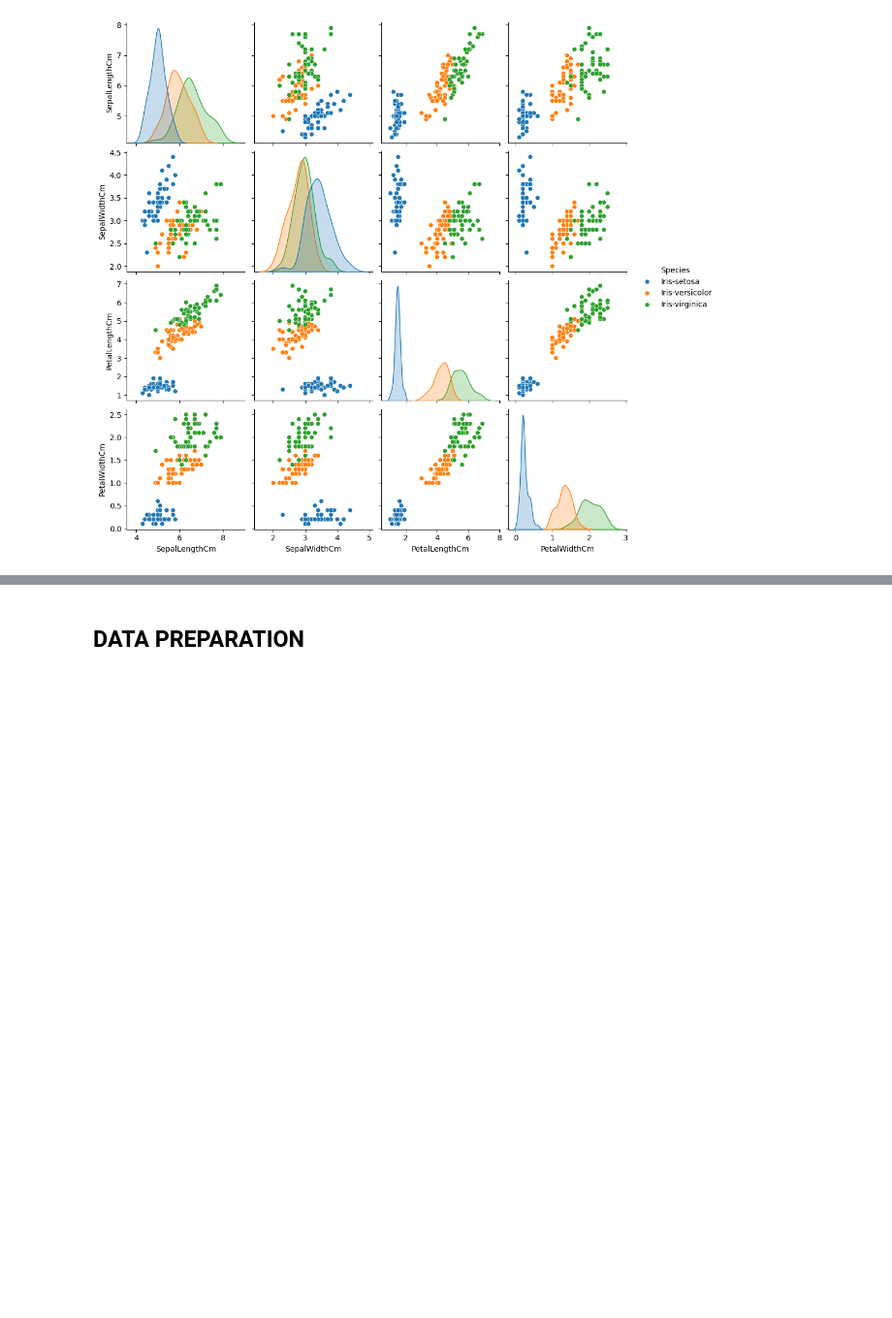
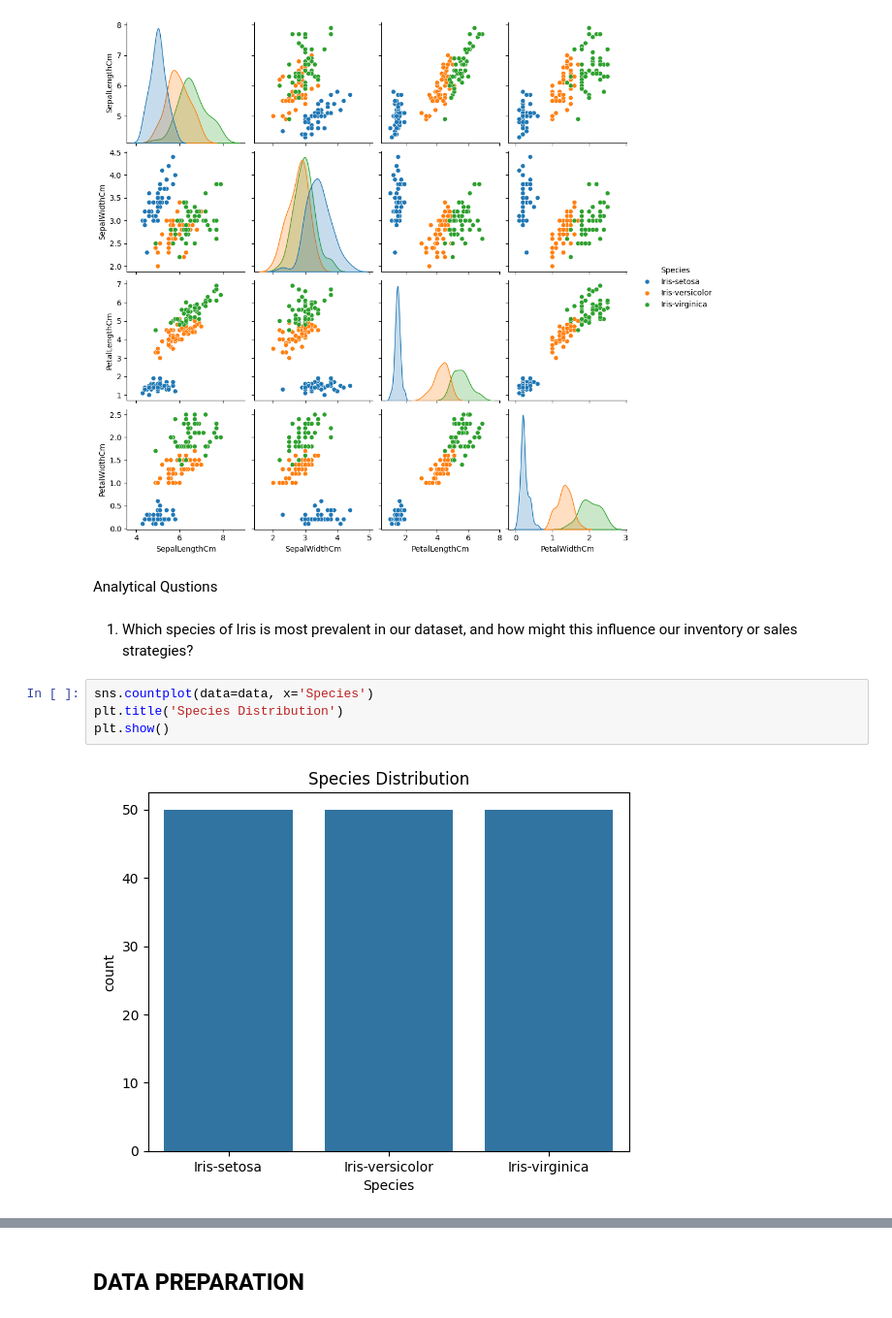
Before and after one commit to speedcode-x/OIBSIP---Iris-Flower-Classification-, a Jupyter notebook: notebook.ipynb, the cells around one changed output, grey strips where cells are left out. Shown: that part at 97% size. Cells and saved outputs as stored; diff of their text form; blank space fills up the shorter version.

```diff
--- a/notebook.ipynb
+++ b/notebook.ipynb
@@ -169,3 +195,13 @@ sns.pairplot(data, hue='Species')
 plt.show()
 # %% [output]
 [figure]
+# %% [markdown]
+Analytical Qustions
+# %% [markdown]
+1. Which species of Iris is most prevalent in our dataset, and how might this influence our inventory or sales strategies?
+# %%
+sns.countplot(data=data, x='Species')
+plt.title('Species Distribution')
+plt.show()
+# %% [output]
+[figure, added]
```
Also changed, not shown: parts of 18 cells of this notebook.
